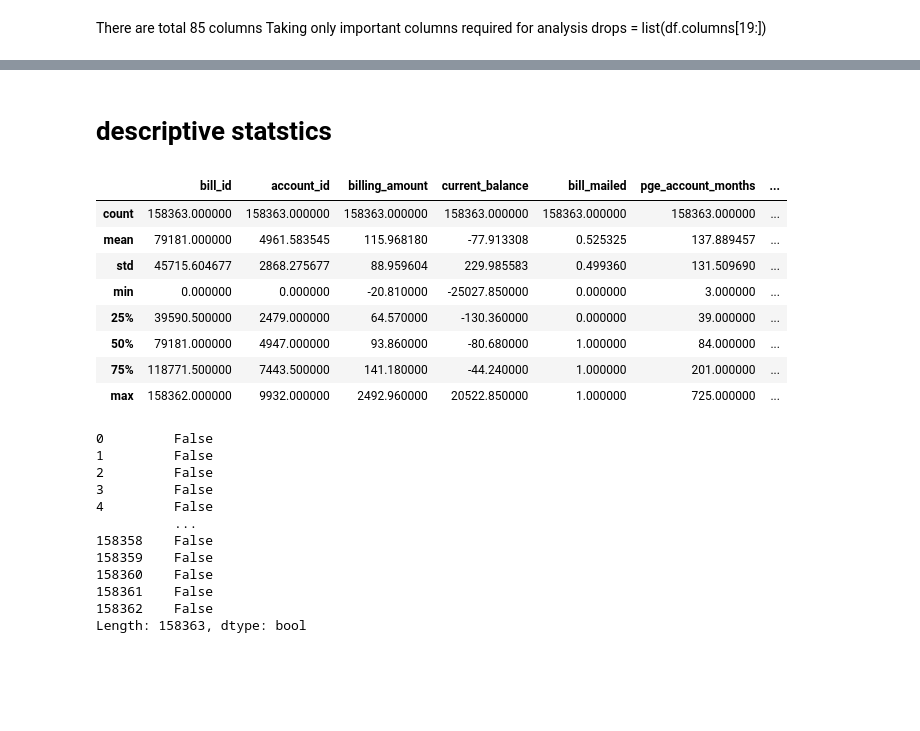
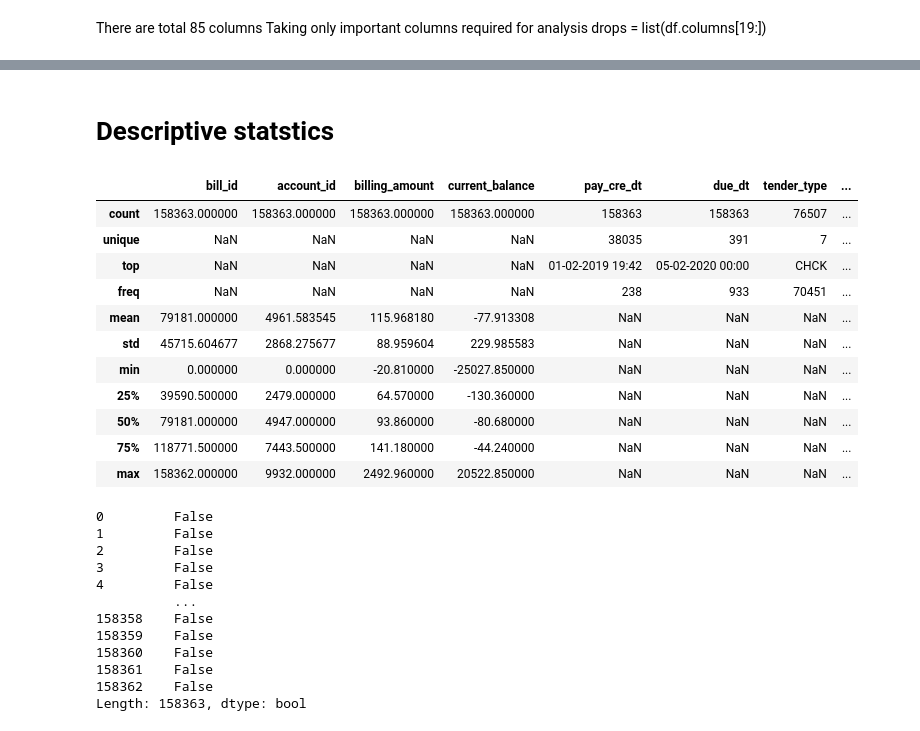
Before and after one commit to Suchithrareddyn/Electricity-Bills, a Jupyter notebook: project1.ipynb, the cells around one changed output, grey strips where cells are left out. Saved outputs shown, nothing was run; the diff lists cells and outputs as text; code cells hidden in the pictures; blank space fills up the shorter version.

```diff
--- a/project1.ipynb
+++ b/project1.ipynb
@@ -18,5 +20,5 @@ pd.set_option('display.max_columns', None)
 # %%
-df=pd.read_csv("/content/drive/MyDrive/EDA PROJECT/file.csv")
+df=pd.read_csv("/content/drive/MyDrive/Electricity bills 1.csv")
 df.head()
 # %% [output]
 |  | Unnamed: 0 | bill_id | account_id | billing_amount | current_balance | pay_cre_dt | due_dt | tender_type | ... |
@@ -35,7 +37,7 @@ Taking only important columns required for analysis
 drops = list(df.columns[19:])
 # %%
 df = df[['bill_id','account_id','billing_amount','current_balance','pay_cre_dt','due_dt','tender_type','tender_type_descr','has_email','bill_mailed','dwelling_type_desc','has_med_cert','is_equal_pay_acct',
-      'own_rent','is_renewable','is_web_registered','pge_account_months','pge_customer_months','premise_type_code']]
+      'own_rent','is_renewable','is_web_registered','account_months','customer_months','premise_type_code']]
 df.head()
 # %% [output]
 |  | bill_id | account_id | billing_amount | current_balance | pay_cre_dt | due_dt | tender_type | ... |
@@ -70,18 +72,21 @@ dtypes: bool(5), float64(5), int64(2), object(7)
 memory usage: 17.7+ MB
 # %% [markdown]
-# descriptive statstics
+# **Descriptive statstics**
 # %%
-df.describe()
+df.describe(include="all")
 # %% [output]
-|  | bill_id | account_id | billing_amount | current_balance | bill_mailed | pge_account_months | ... |
-| count | 158363.000000 | 158363.000000 | 158363.000000 | 158363.000000 | 158363.000000 | 158363.000000 | ... |
-| mean | 79181.000000 | 4961.583545 | 115.968180 | -77.913308 | 0.525325 | 137.889457 | ... |
-| std | 45715.604677 | 2868.275677 | 88.959604 | 229.985583 | 0.499360 | 131.509690 | ... |
-| min | 0.000000 | 0.000000 | -20.810000 | -25027.850000 | 0.000000 | 3.000000 | ... |
-| 25% | 39590.500000 | 2479.000000 | 64.570000 | -130.360000 | 0.000000 | 39.000000 | ... |
-| 50% | 79181.000000 | 4947.000000 | 93.860000 | -80.680000 | 1.000000 | 84.000000 | ... |
-| 75% | 118771.500000 | 7443.500000 | 141.180000 | -44.240000 | 1.000000 | 201.000000 | ... |
-| max | 158362.000000 | 9932.000000 | 2492.960000 | 20522.850000 | 1.000000 | 725.000000 | ... |
+|  | bill_id | account_id | billing_amount | current_balance | pay_cre_dt | due_dt | tender_type | ... |
+| count | 158363.000000 | 158363.000000 | 158363.000000 | 158363.000000 | 158363 | 158363 | 76507 | ... |
+| unique | NaN | NaN | NaN | NaN | 38035 | 391 | 7 | ... |
+| top | NaN | NaN | NaN | NaN | 01-02-2019 19:42 | 05-02-2020 00:00 | CHCK | ... |
+| freq | NaN | NaN | NaN | NaN | 238 | 933 | 70451 | ... |
+| mean | 79181.000000 | 4961.583545 | 115.968180 | -77.913308 | NaN | NaN | NaN | ... |
+| std | 45715.604677 | 2868.275677 | 88.959604 | 229.985583 | NaN | NaN | NaN | ... |
+| min | 0.000000 | 0.000000 | -20.810000 | -25027.850000 | NaN | NaN | NaN | ... |
+| 25% | 39590.500000 | 2479.000000 | 64.570000 | -130.360000 | NaN | NaN | NaN | ... |
+| 50% | 79181.000000 | 4947.000000 | 93.860000 | -80.680000 | NaN | NaN | NaN | ... |
+| 75% | 118771.500000 | 7443.500000 | 141.180000 | -44.240000 | NaN | NaN | NaN | ... |
+| max | 158362.000000 | 9932.000000 | 2492.960000 | 20522.850000 | NaN | NaN | NaN | ... |
 # %%
 ## Checking duplicate Values
 df.duplicated()
```
Also changed, not shown: parts of 37 cells of this notebook.
